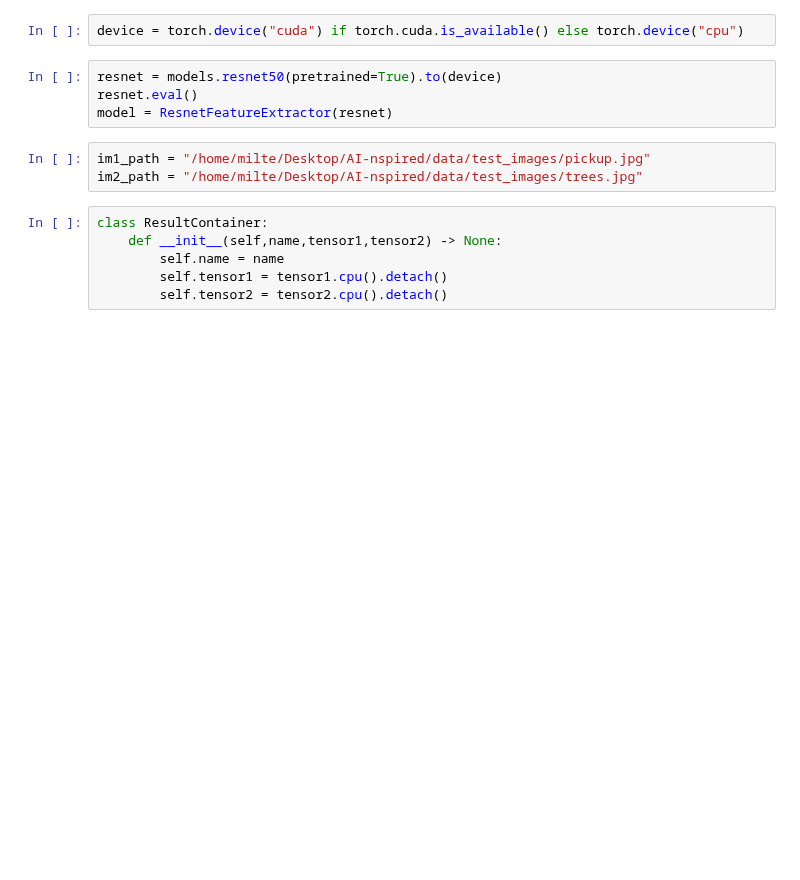
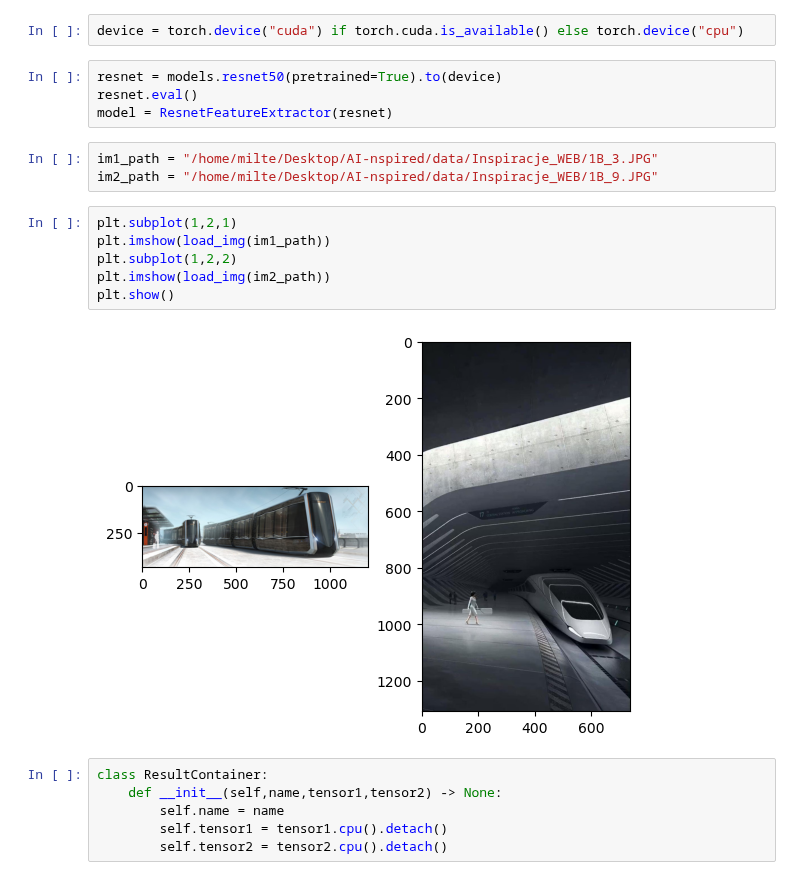
Before and after one commit to adamtms/AI-nspired, a Jupyter notebook: comparison/transforms_comparison_output_features.ipynb, the cells around one changed output. Drawn from its saved outputs; the diff is of its cells as text; blank space fills up the shorter version.

```diff
--- a/comparison/transforms_comparison_output_features.ipynb
+++ b/comparison/transforms_comparison_output_features.ipynb
@@ -21,8 +21,16 @@ resnet = models.resnet50(pretrained=True).to(device)
 resnet.eval()
 model = ResnetFeatureExtractor(resnet)
 # %%
-im1_path = "/home/milte/Desktop/AI-nspired/data/test_images/pickup.jpg"
-im2_path = "/home/milte/Desktop/AI-nspired/data/test_images/trees.jpg"
+im1_path = "/home/milte/Desktop/AI-nspired/data/Inspiracje_WEB/1B_3.JPG"
+im2_path = "/home/milte/Desktop/AI-nspired/data/Inspiracje_WEB/1B_9.JPG"
+# %%
+plt.subplot(1,2,1)
+plt.imshow(load_img(im1_path))
+plt.subplot(1,2,2)
+plt.imshow(load_img(im2_path))
+plt.show()
+# %% [output]
+[figure, added]
 # %%
 class ResultContainer:
     def __init__(self,name,tensor1,tensor2) -> None:
```
Also changed, not shown: parts of 3 cells of this notebook.
